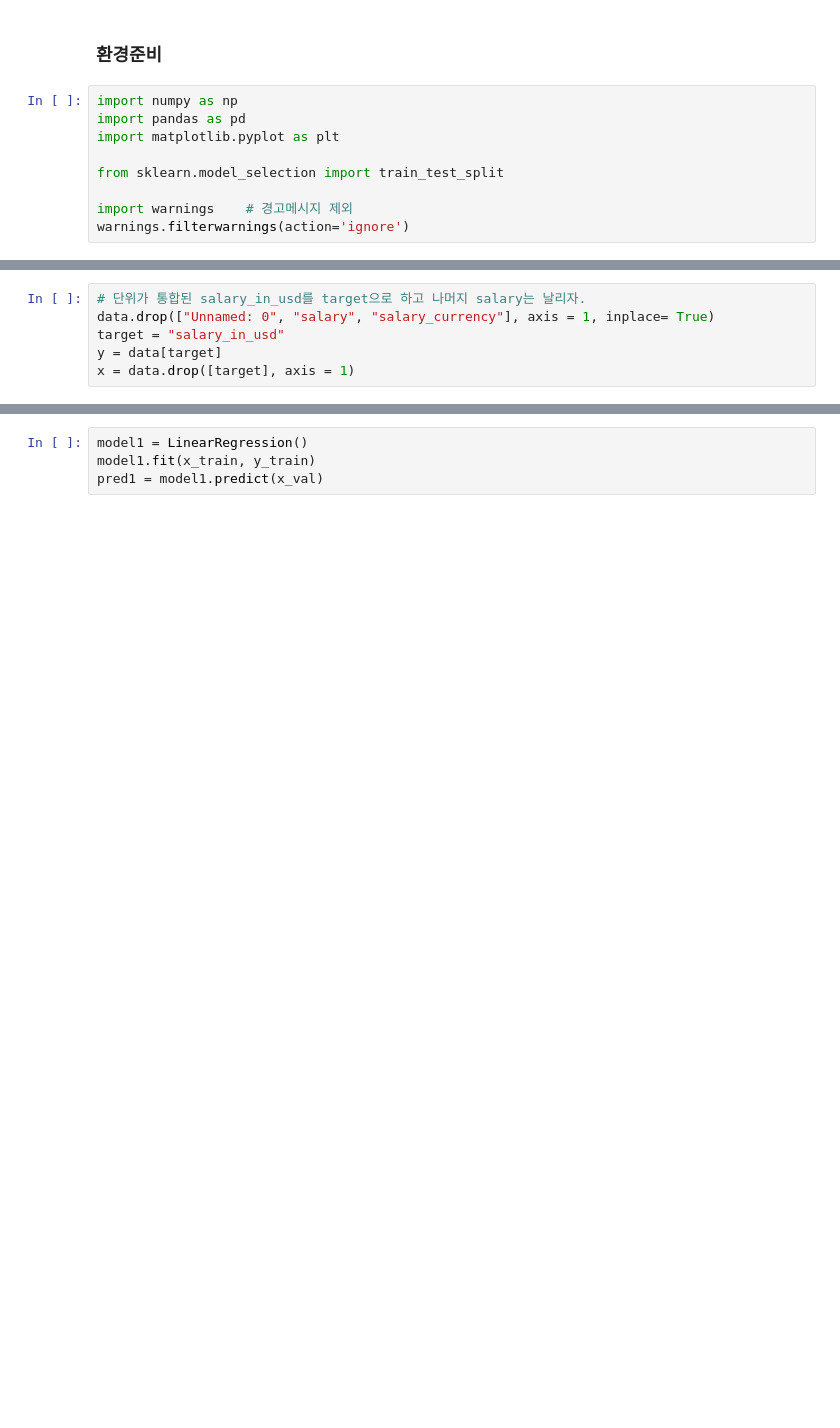
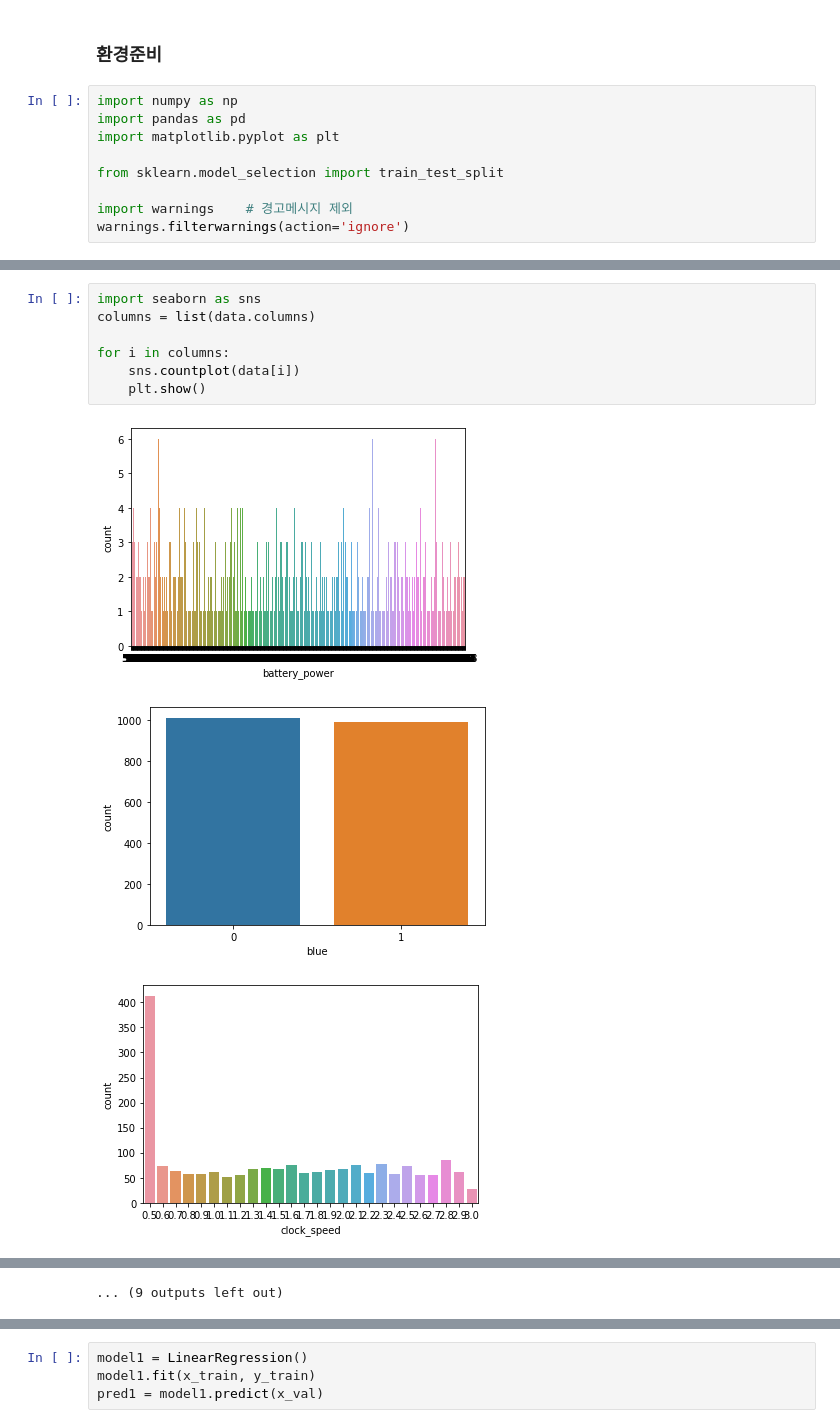
Before and after one commit to kyungcom/ML-personal, a Jupyter notebook: regression/regressor.ipynb, the cells around one changed output, grey strips where cells are left out. Cells and saved outputs as stored; diff of their text form; blank space fills up the shorter version.

```diff
--- a/regression/regressor.ipynb
+++ b/regression/regressor.ipynb
@@ -57,6 +44,0 @@ memory usage: 57.0+ KB
-# %%
-# 단위가 통합된 salary_in_usd를 target으로 하고 나머지 salary는 날리자.
-data.drop(["Unnamed: 0", "salary", "salary_currency"], axis = 1, inplace= True)
-target = "salary_in_usd"
-y = data[target]
-x = data.drop([target], axis = 1)
@@ -105,0 +66,11 @@ x.head()
+# %%
+import seaborn as sns
+columns = list(data.columns)
+
+for i in columns:
+    sns.countplot(data[i])
+    plt.show()
+# %% [output]
+[figure, added]
+[figure, added]
+[figure, added]
@@ -105,0 +86 @@ x.head()
+... (9 outputs left out)
```
Also changed, not shown: parts of 75 cells of this notebook.
